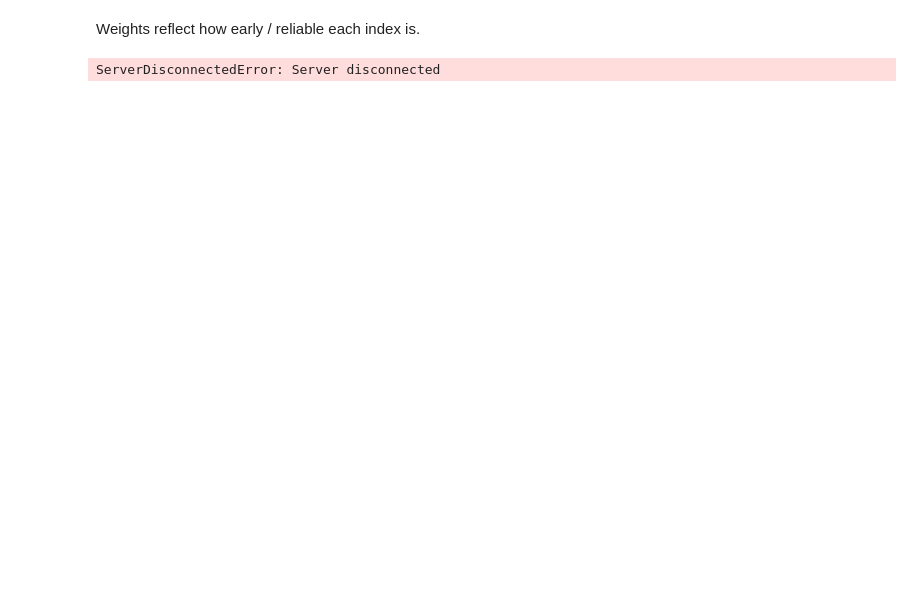
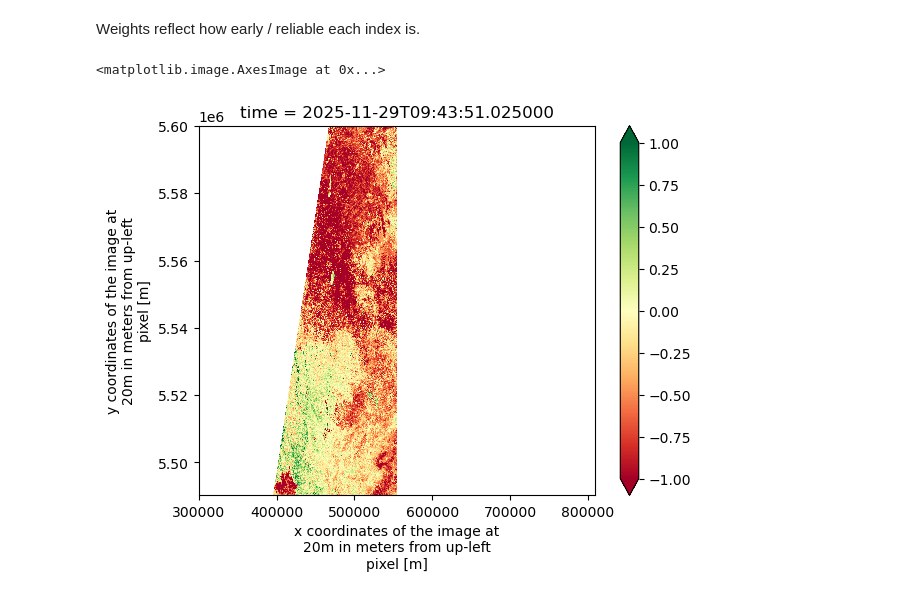
Before and after one commit to ana-sher/climate_analysis, a Jupyter notebook: notebooks/sentinel_data_exploration.ipynb, the cells around one changed output. Cells and saved outputs as stored; diff of their text form; code cells hidden in the pictures; blank space fills up the shorter version.

```diff
--- a/notebooks/sentinel_data_exploration.ipynb
+++ b/notebooks/sentinel_data_exploration.ipynb
@@ -189,11 +150,11 @@ Weights reflect how early / reliable each index is.
 # %%
 stress_score = (
         0.35 * combined['ndre_z'] +  # early chlorophyll stress
         0.30 * combined['msi_z'] +  # moisture stress
         0.20 * combined['ndvi_z'] +  # general decline
         0.15 * combined['evi_z']  # dense vegetation
 )
-#stress_score.isel(time=0).plot.imshow(vmin=-1, vmax=1, cmap='RdYlGn')
-stress_score.isel(time=0).min().compute(), stress_score.isel(time=0).max().compute()
+stress_score.isel(time=0).plot.imshow(vmin=-1, vmax=1, cmap='RdYlGn')
 # %% [output]
-ServerDisconnectedError: Server disconnected
+<matplotlib.image.AxesImage at 0x...>
+[figure, added]
```
Also changed, not shown: parts of 17 cells of this notebook.
